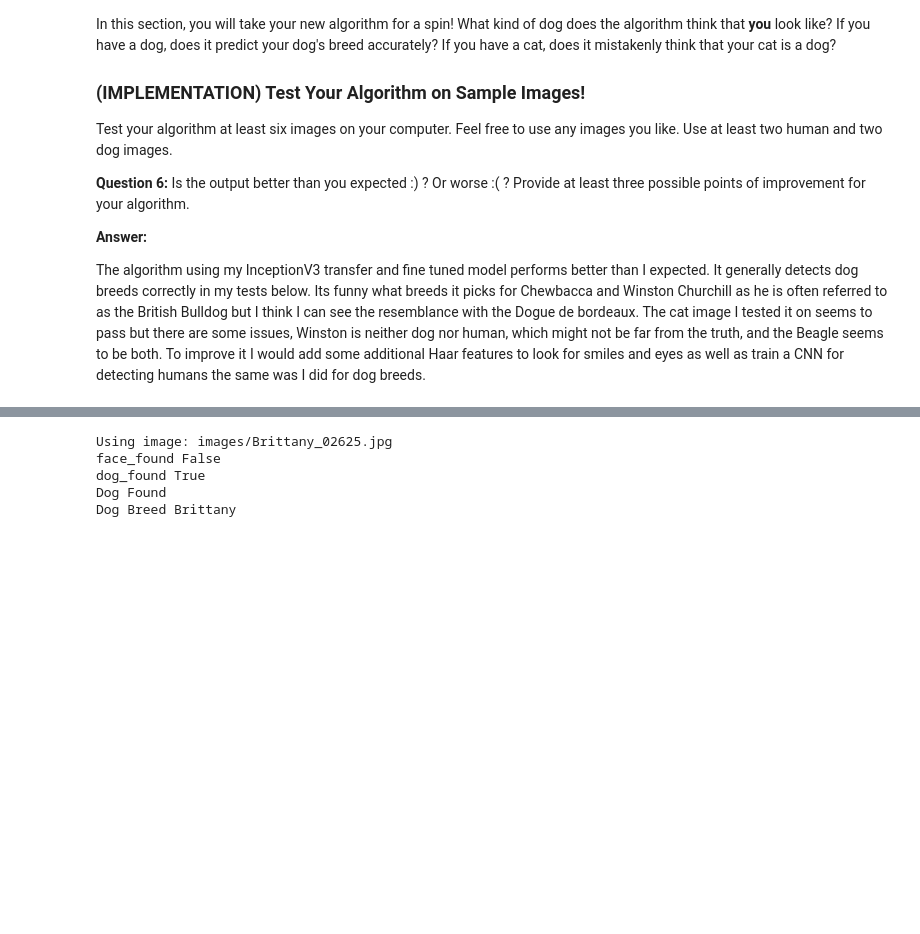
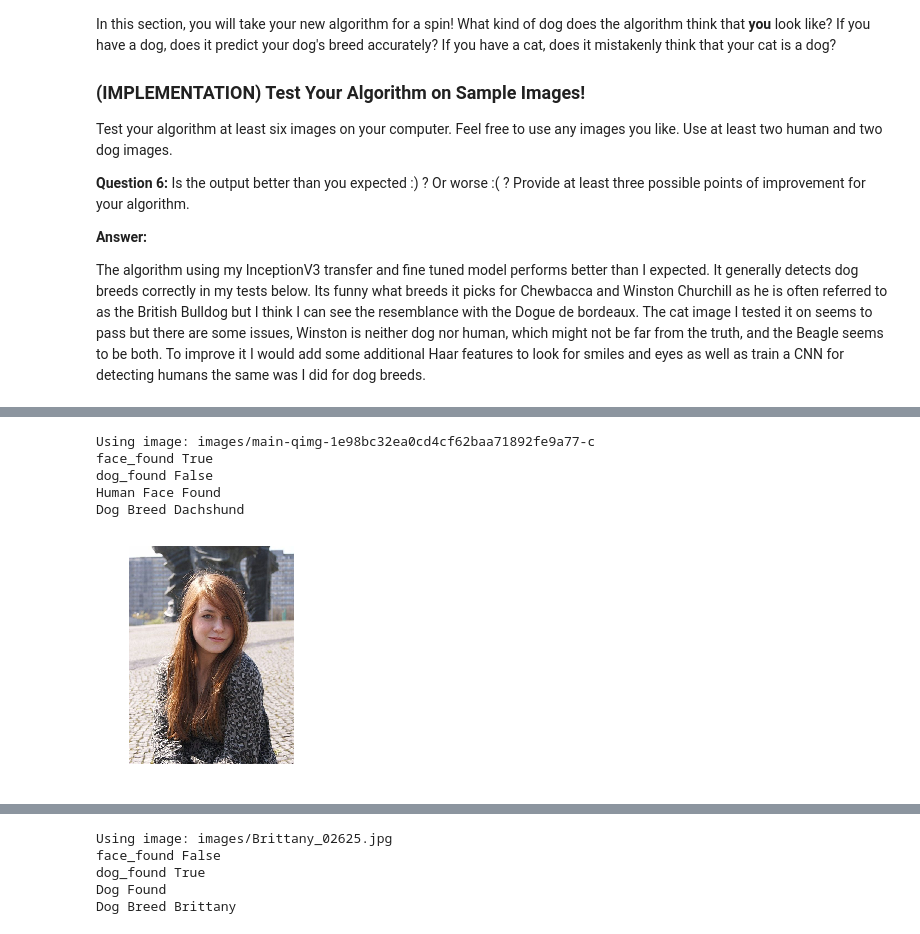
Before and after one commit to TomaszSzyborski/Udacity_Artificial_Intelligence_Nanodegree, a Jupyter notebook: 2nd_Semester/dog_project/dog_app.ipynb, the cells around one changed output, grey strips where cells are left out. Saved outputs shown, nothing was run; the diff lists cells and outputs as text; code cells hidden in the pictures; blank space fills up the shorter version.

```diff
--- a/2nd_Semester/dog_project/dog_app.ipynb
+++ b/2nd_Semester/dog_project/dog_app.ipynb
@@ -951,0 +951,9 @@ Dog Breed Curly-coated_retriever
+# %%
+check_image("images/main-qimg-1e98bc32ea0cd4cf62baa71892fe9a77-c")
+# %% [output]
+Using image: images/main-qimg-1e98bc32ea0cd4cf62baa71892fe9a77-c
+face_found True
+dog_found False
+Human Face Found
+Dog Breed Dachshund
+[figure, added]
```
Also changed, not shown: parts of 20 cells of this notebook, 4 other files.
